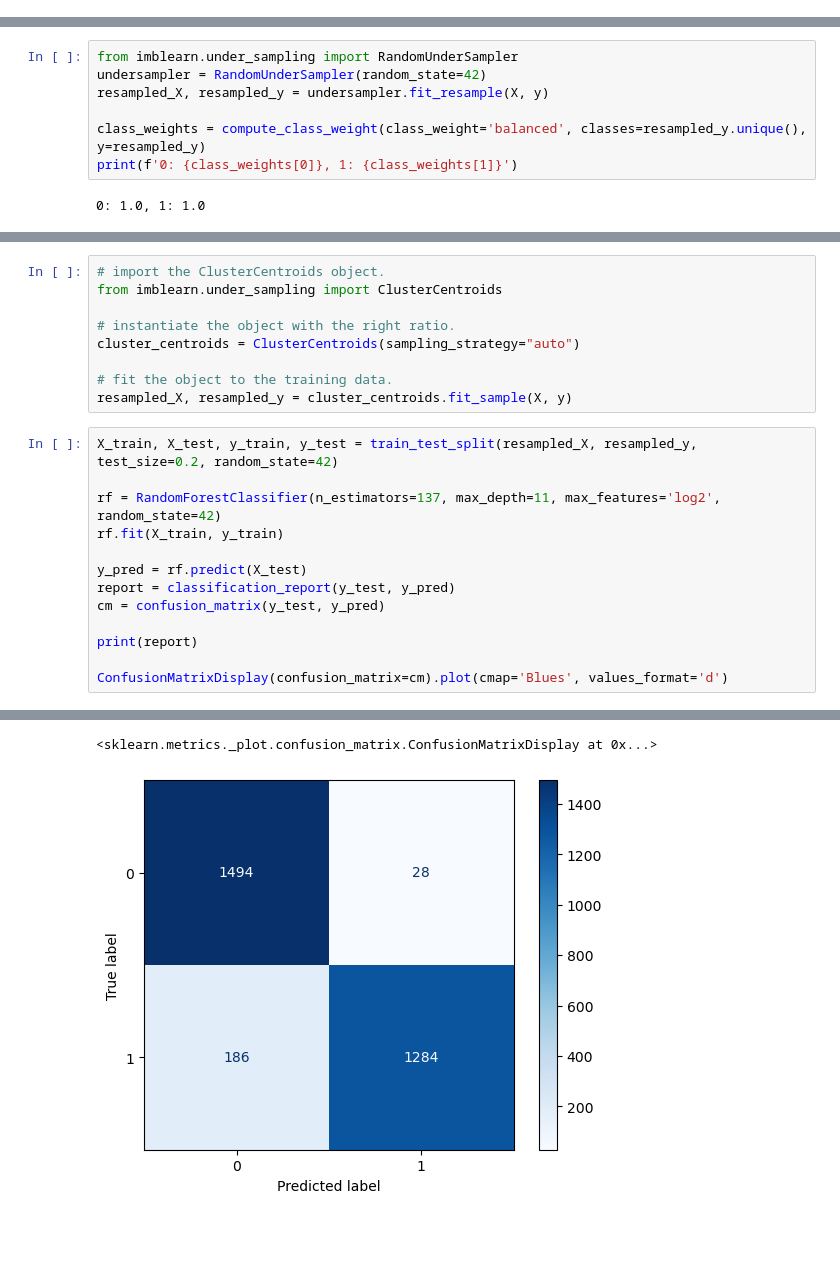
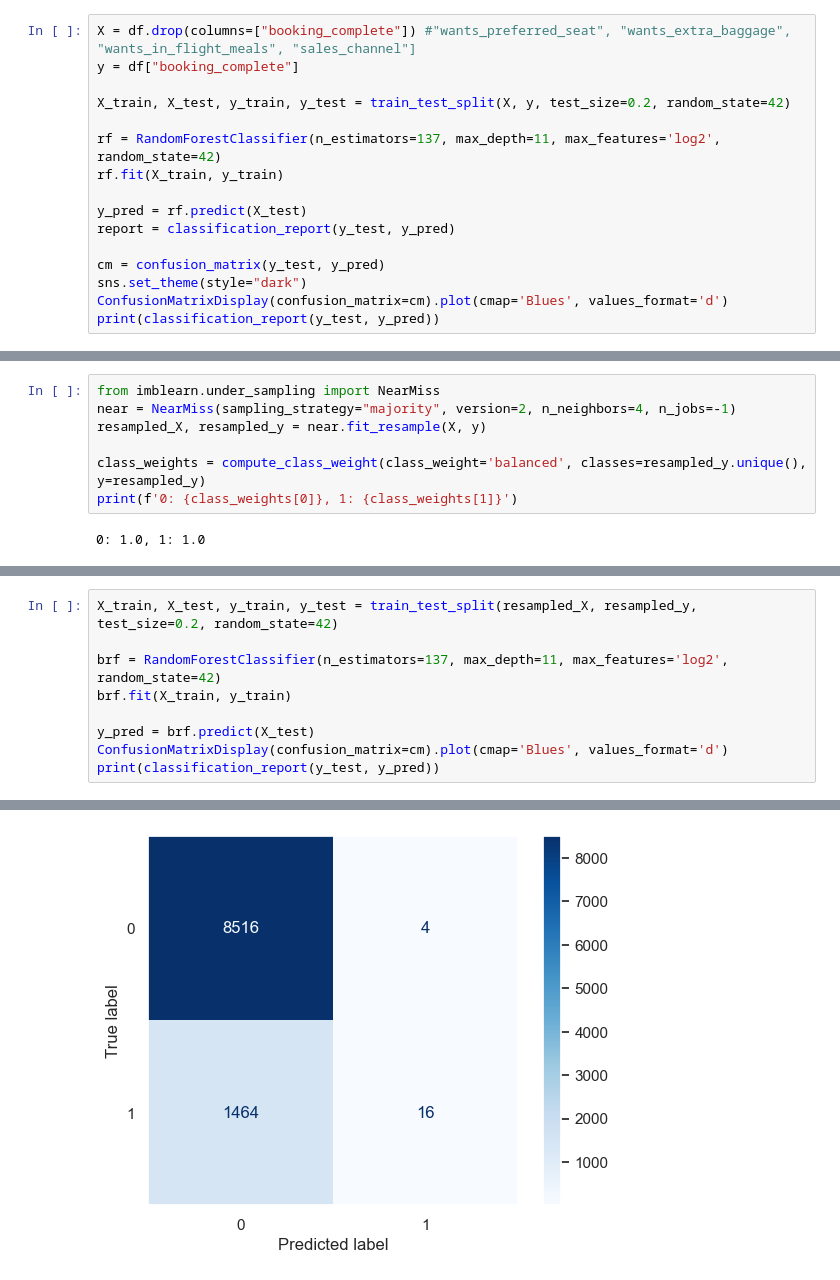
Before and after one commit to salty511/ba-data-course, a Jupyter notebook: buying-behaviour-modelling.ipynb, the cells around one changed output, grey strips where cells are left out. Drawn from its saved outputs; the diff is of its cells as text; blank space fills up the shorter version.

```diff
--- a/buying-behaviour-modelling.ipynb
+++ b/buying-behaviour-modelling.ipynb
@@ -198,0 +210,16 @@ Notice how our model is very biased towards predicting no booking completion, or
+# %%
+X = df.drop(columns=["booking_complete"]) #"wants_preferred_seat", "wants_extra_baggage", "wants_in_flight_meals", "sales_channel"]
+y = df["booking_complete"]
+
+X_train, X_test, y_train, y_test = train_test_split(X, y, test_size=0.2, random_state=42)
+
+rf = RandomForestClassifier(n_estimators=137, max_depth=11, max_features='log2', random_state=42)
+rf.fit(X_train, y_train)
+
+y_pred = rf.predict(X_test)
+report = classification_report(y_test, y_pred)
+
+cm = confusion_matrix(y_test, y_pred)
+sns.set_theme(style="dark")
+ConfusionMatrixDisplay(confusion_matrix=cm).plot(cmap='Blues', values_format='d')
+print(classification_report(y_test, y_pred))
@@ -206,7 +245,7 @@ As expected, bookings outnumber cancellations around 6:1, so we need to resample
 # %%
-from imblearn.under_sampling import RandomUnderSampler
-undersampler = RandomUnderSampler(random_state=42)
-resampled_X, resampled_y = undersampler.fit_resample(X, y)
+from imblearn.under_sampling import NearMiss
+near = NearMiss(sampling_strategy="majority", version=2, n_neighbors=4, n_jobs=-1)
+resampled_X, resampled_y = near.fit_resample(X, y)
 
 class_weights = compute_class_weight(class_weight='balanced', classes=resampled_y.unique(), y=resampled_y)
 print(f'0: {class_weights[0]}, 1: {class_weights[1]}')
@@ -219,23 +254,10 @@ resampled_X, resampled_y = near.fit_resample(X, y)
-# %%
-# import the ClusterCentroids object.
-from imblearn.under_sampling import ClusterCentroids
-
-# instantiate the object with the right ratio.
-cluster_centroids = ClusterCentroids(sampling_strategy="auto")
-
-# fit the object to the training data.
-resampled_X, resampled_y = cluster_centroids.fit_sample(X, y)
 # %%
 X_train, X_test, y_train, y_test = train_test_split(resampled_X, resampled_y, test_size=0.2, random_state=42)
 
-rf = RandomForestClassifier(n_estimators=137, max_depth=11, max_features='log2', random_state=42)
-rf.fit(X_train, y_train)
+brf = RandomForestClassifier(n_estimators=137, max_depth=11, max_features='log2', random_state=42)
+brf.fit(X_train, y_train)
 
-y_pred = rf.predict(X_test)
-report = classification_report(y_test, y_pred)
-cm = confusion_matrix(y_test, y_pred)
-
-print(report)
-
+y_pred = brf.predict(X_test)
 ConfusionMatrixDisplay(confusion_matrix=cm).plot(cmap='Blues', values_format='d')
+print(classification_report(y_test, y_pred))
 # %% [output]
@@ -248,2 +272 @@ avg / total       0.93      0.93      0.93      0.93      0.93      0.86      29
-<sklearn.metrics._plot.confusion_matrix.ConfusionMatrixDisplay at 0x...>
-[figure, old version]
+[figure, new version]
```
Also changed, not shown: parts of 48 cells of this notebook.
